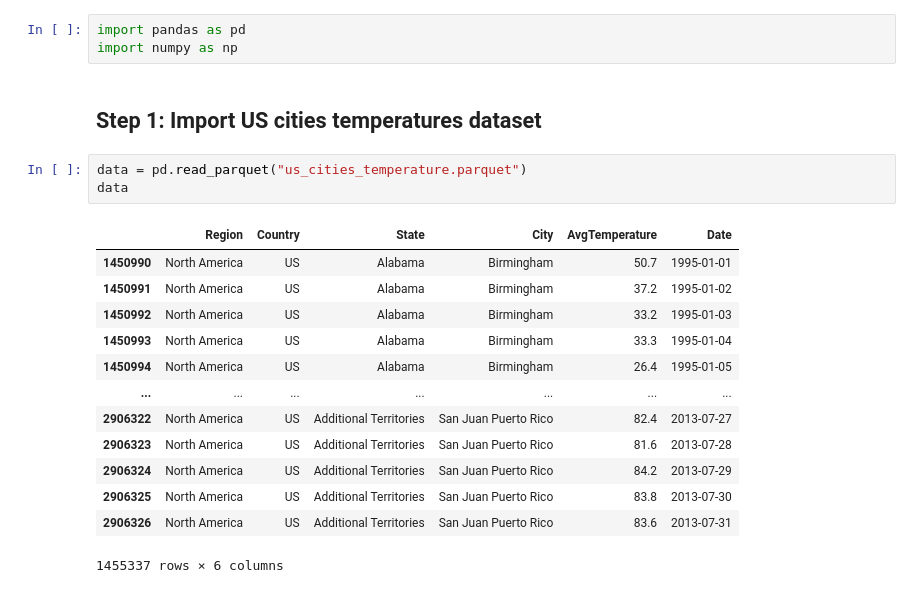
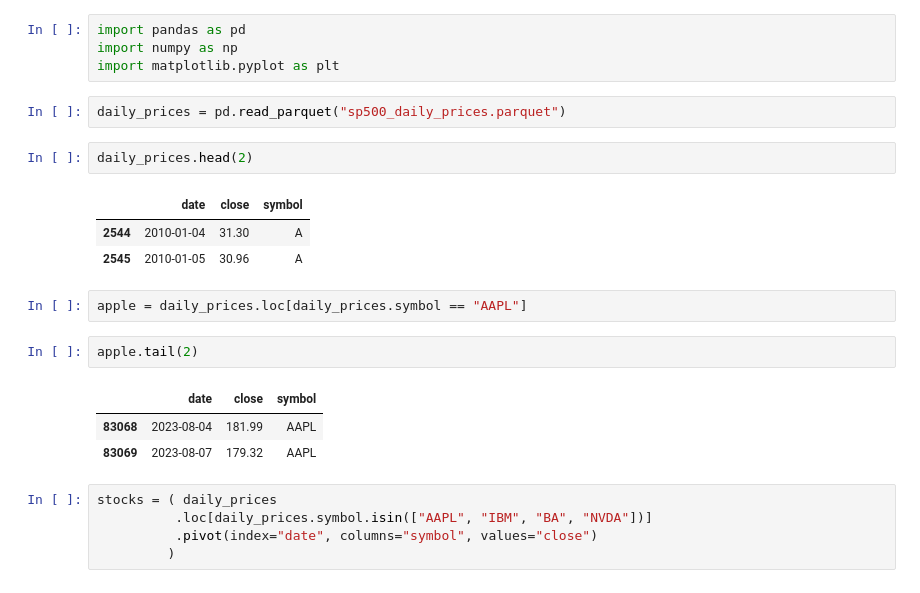
Before and after one commit to Faliell/Pandas_Classes, a Jupyter notebook: data+files/Teaching-template - empty.ipynb, the cells around one changed output. Saved outputs shown, nothing was run; the diff lists cells and outputs as text.

```diff
--- a/data+files/Teaching-template - empty.ipynb
+++ b/data+files/Teaching-template - empty.ipynb
@@ -1,22 +1,25 @@
 # %%
 import pandas as pd
 import numpy as np
+import matplotlib.pyplot as plt
-# %% [markdown]
-## Step 1: Import US cities temperatures dataset
 # %%
-data = pd.read_parquet("us_cities_temperature.parquet")
-data
+daily_prices = pd.read_parquet("sp500_daily_prices.parquet")
-# %% [output]
-|  | Region | Country | State | City | AvgTemperature | Date |
-| 1450990 | North America | US | Alabama | Birmingham | 50.7 | 1995-01-01 |
-| 1450991 | North America | US | Alabama | Birmingham | 37.2 | 1995-01-02 |
-| 1450992 | North America | US | Alabama | Birmingham | 33.2 | 1995-01-03 |
-| 1450993 | North America | US | Alabama | Birmingham | 33.3 | 1995-01-04 |
-| 1450994 | North America | US | Alabama | Birmingham | 26.4 | 1995-01-05 |
-| ... | ... | ... | ... | ... | ... | ... |
-| 2906322 | North America | US | Additional Territories | San Juan Puerto Rico | 82.4 | 2013-07-27 |
-| 2906323 | North America | US | Additional Territories | San Juan Puerto Rico | 81.6 | 2013-07-28 |
-| 2906324 | North America | US | Additional Territories | San Juan Puerto Rico | 84.2 | 2013-07-29 |
-| 2906325 | North America | US | Additional Territories | San Juan Puerto Rico | 83.8 | 2013-07-30 |
-| 2906326 | North America | US | Additional Territories | San Juan Puerto Rico | 83.6 | 2013-07-31 |
-1455337 rows × 6 columns
+# %%
+daily_prices.head(2)
+# %% [output]
+|  | date | close | symbol |
+| 2544 | 2010-01-04 | 31.30 | A |
+| 2545 | 2010-01-05 | 30.96 | A |
+# %%
+apple = daily_prices.loc[daily_prices.symbol == "AAPL"]
+# %%
+apple.tail(2)
+# %% [output]
+|  | date | close | symbol |
+| 83068 | 2023-08-04 | 181.99 | AAPL |
+| 83069 | 2023-08-07 | 179.32 | AAPL |
+# %%
+stocks = ( daily_prices
+          .loc[daily_prices.symbol.isin(["AAPL", "IBM", "BA", "NVDA"])]
+          .pivot(index="date", columns="symbol", values="close")
+         )
```
Also changed, not shown: parts of 2 cells of this notebook, 4 other files.
